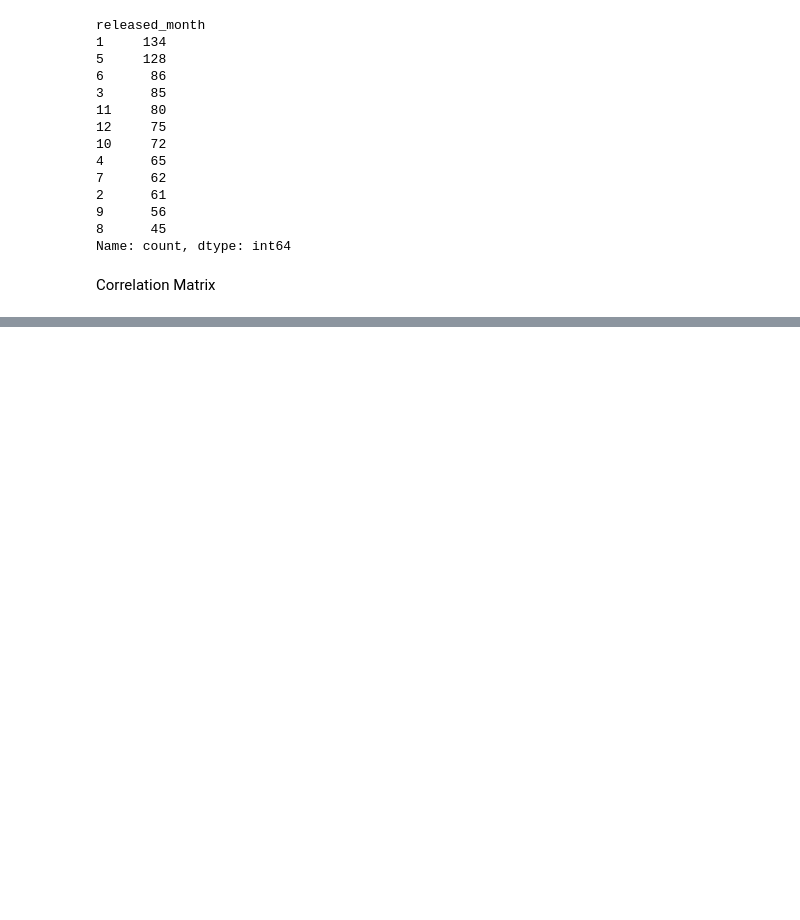
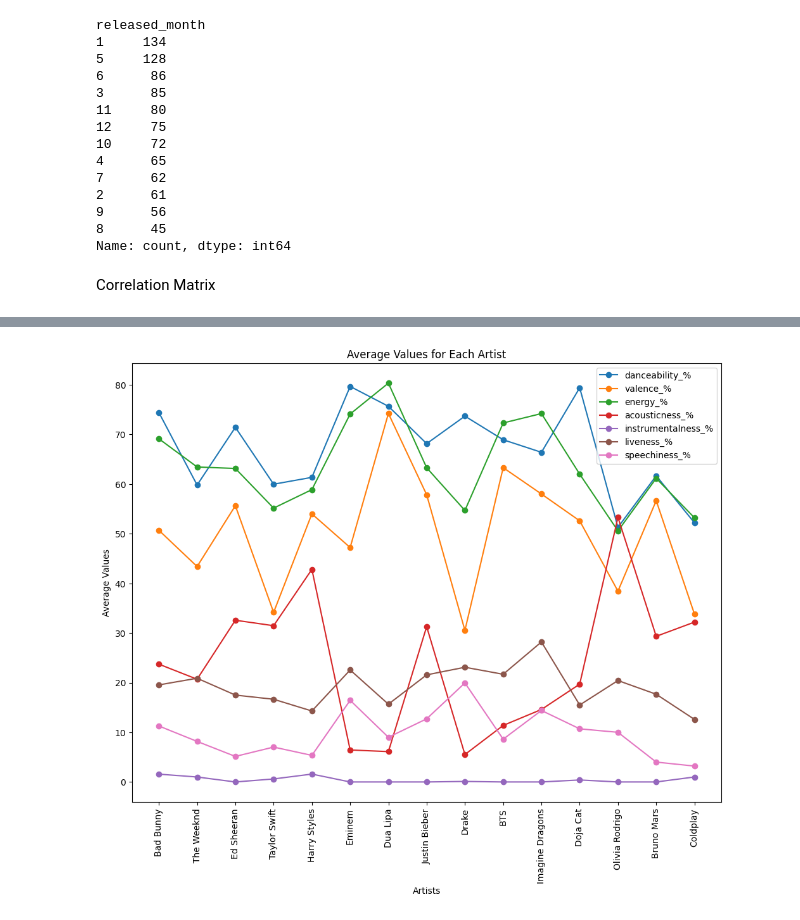
Before and after one commit to i-ap5/FamBus, a Jupyter notebook: famBus.ipynb, the cells around one changed output, grey strips where cells are left out. Cells and saved outputs as stored; diff of their text form; code cells hidden in the pictures; blank space fills up the shorter version.

```diff
--- a/famBus.ipynb
+++ b/famBus.ipynb
@@ -1105,0 +1037,3 @@ released_year
+# %%
+top_artists = list(df_artist_streams.nlargest(15, 'streams')['artists'])
+top_artists
@@ -1105,0 +1042,5 @@ released_year
+# %%
+artists_data = df_split_artists[df_split_artists['artists'].isin(top_artists)].copy()
+artists_data['artists'] = pd.Categorical(artists_data['artists'], categories=top_artists, ordered=True)
+average_attributes = artists_data.groupby('artists')[['danceability_%', 'valence_%', 'energy_%', 'acousticness_%', 'instrumentalness_%', 'liveness_%', 'speechiness_%']].mean()
+average_attributes.sort_index()
@@ -1105,0 +1065,14 @@ released_year
+# %%
+average_attributes.plot(kind='line', marker='o', figsize=(12, 9))
+
+# Set plot labels and title
+plt.xlabel('Artists')
+plt.ylabel('Average Values')
+plt.title('Average Values for Each Artist')
+plt.xticks(rotation = 90)
+plt.xticks(range(len(average_attributes.index)), average_attributes.index)
+
+# Show the plot
+plt.show()
+# %% [output]
+[figure, added]
```
Also changed, not shown: parts of 54 cells of this notebook, 1 other file.
